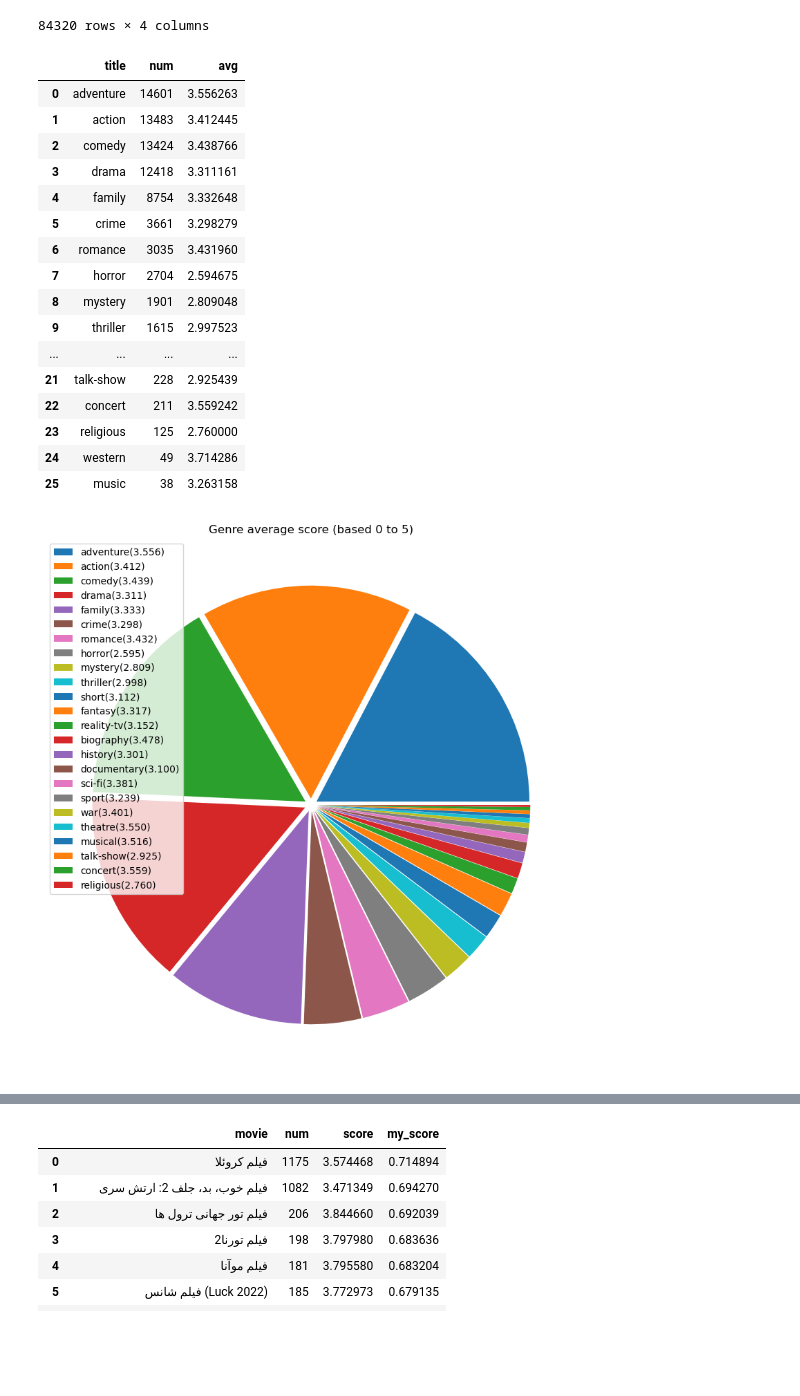
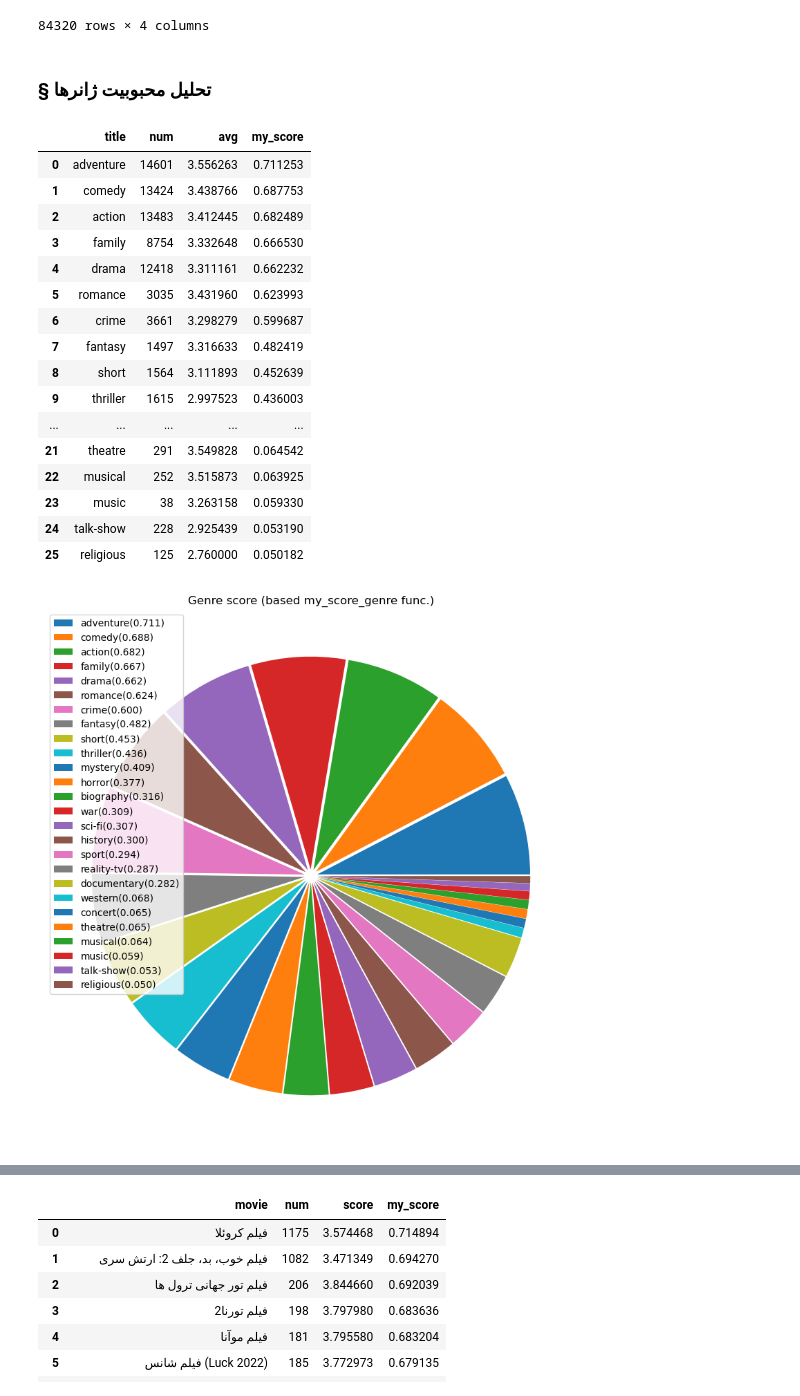
Before and after one commit to MMovasaghi/nlp, a Jupyter notebook: hw1/code/Untitled.ipynb, the cells around one changed output, grey strips where cells are left out. Saved outputs shown, nothing was run; the diff lists cells and outputs as text; code cells hidden in the pictures; blank space fills up the shorter version.

```diff
--- a/hw1/code/Untitled.ipynb
+++ b/hw1/code/Untitled.ipynb
@@ -1310,6 +1314,37 @@ comment_sentiment_df
 | 84318 | theatre | فیلم شهر بدون آسمان | very-positive | 2 |
 | 84319 | theatre | فیلم نقصد | very-positive | 2 |
 84320 rows × 4 columns
+# %% [markdown]
+<h3 style="direction:rtl;font-family: 'B Lotus';"> § تحلیل محبوبیت ژانرها</h3>
+# %%
+def my_score_genre(num, score):
+    c = 1
+    if num <= 300:
+        c = 1
+    elif num <= 1000:
+        c = 5
+    elif num <= 3000:
+        c = 8
+    elif num <= 7000:
+        c = 10
+    else:
+        c = 11
+    return (c*score)/(11*5)
+
+
+def my_score_movie(num, score):
+    c = 1
+    if num <= 10:
+        c = 1
+    elif num <= 40:
+        c = 5
+    elif num <= 160:
+        c = 8
+    elif num <= 640:
+        c = 10
+    else:
+        c = 11
+    return (c*score)/(11*5)
 # %%
 genre_score = {}
 for i, genre in enumerate(comment_sentiment['genre']):
@@ -1330,25 +1365,27 @@ for k in genre_score:
     genre_score_df['num'].append(genre_score[k]['num'])
     genre_score_df['avg'].append(genre_score[k]['avg']+2)
 
+genre_score_df['my_score'] = [my_score_genre(n, s) for n, s in zip(genre_score_df['num'], genre_score_df['avg'])]
 genre_score_df = pd.DataFrame(genre_score_df)
-genre_score_df = genre_score_df.sort_values(by=['num'], ascending=False)
+genre_score_df = genre_score_df.sort_values(by=['my_score'], ascending=False)
 genre_score_df = genre_score_df.reset_index(drop=True)
+genre_score_df = genre_score_df[genre_score_df['my_score'] > 0]
 genre_score_df
 # %% [output]
-|  | title | num | avg |
-| 0 | adventure | 14601 | 3.556263 |
-| 1 | action | 13483 | 3.412445 |
-| 2 | comedy | 13424 | 3.438766 |
-| 3 | drama | 12418 | 3.311161 |
-| 4 | family | 8754 | 3.332648 |
-| 5 | crime | 3661 | 3.298279 |
-| 6 | romance | 3035 | 3.431960 |
-| 7 | horror | 2704 | 2.594675 |
-| 8 | mystery | 1901 | 2.809048 |
-| 9 | thriller | 1615 | 2.997523 |
-| ... | ... | ... | ... |
-| 21 | talk-show | 228 | 2.925439 |
-| 22 | concert | 211 | 3.559242 |
-| 23 | religious | 125 | 2.760000 |
-| 24 | western | 49 | 3.714286 |
-| 25 | music | 38 | 3.263158 |
+|  | title | num | avg | my_score |
+| 0 | adventure | 14601 | 3.556263 | 0.711253 |
+| 1 | comedy | 13424 | 3.438766 | 0.687753 |
+| 2 | action | 13483 | 3.412445 | 0.682489 |
+| 3 | family | 8754 | 3.332648 | 0.666530 |
+| 4 | drama | 12418 | 3.311161 | 0.662232 |
+| 5 | romance | 3035 | 3.431960 | 0.623993 |
+| 6 | crime | 3661 | 3.298279 | 0.599687 |
+| 7 | fantasy | 1497 | 3.316633 | 0.482419 |
+| 8 | short | 1564 | 3.111893 | 0.452639 |
+| 9 | thriller | 1615 | 2.997523 | 0.436003 |
+| ... | ... | ... | ... | ... |
+| 21 | theatre | 291 | 3.549828 | 0.064542 |
+| 22 | musical | 252 | 3.515873 | 0.063925 |
+| 23 | music | 38 | 3.263158 | 0.059330 |
+| 24 | talk-show | 228 | 2.925439 | 0.053190 |
+| 25 | religious | 125 | 2.760000 | 0.050182 |
@@ -1369,16 +1392,14 @@ def my_score(num, score):
 # %%
-genre_score_selected = genre_score_df[genre_score_df['num'] > 100]
-
 import matplotlib.pyplot as plt
 plt.rcParams["figure.figsize"] = (10, 10)
 
-y = np.array(genre_score_selected['num'])
-mylabels = [f"{l}({genre_score_selected['avg'][i]:.3f})" for i, l in enumerate(genre_score_selected['title'])]
+y = np.array(genre_score_df['my_score'])
+mylabels = [f"{l}({genre_score_df['my_score'][i]:.3f})" for i, l in enumerate(genre_score_df['title'])]
 myexplode = [0.03 for _ in range(len(mylabels))]
 
 plt.pie(y, explode=myexplode)
-plt.title('Genre average score (based 0 to 5)')
+plt.title('Genre score (based my_score_genre func.)')
 plt.legend(labels=mylabels)
 plt.show()
 # %% [output]
-[figure, old version]
+[figure, new version]
```
Also changed, not shown: parts of 19 cells of this notebook.
